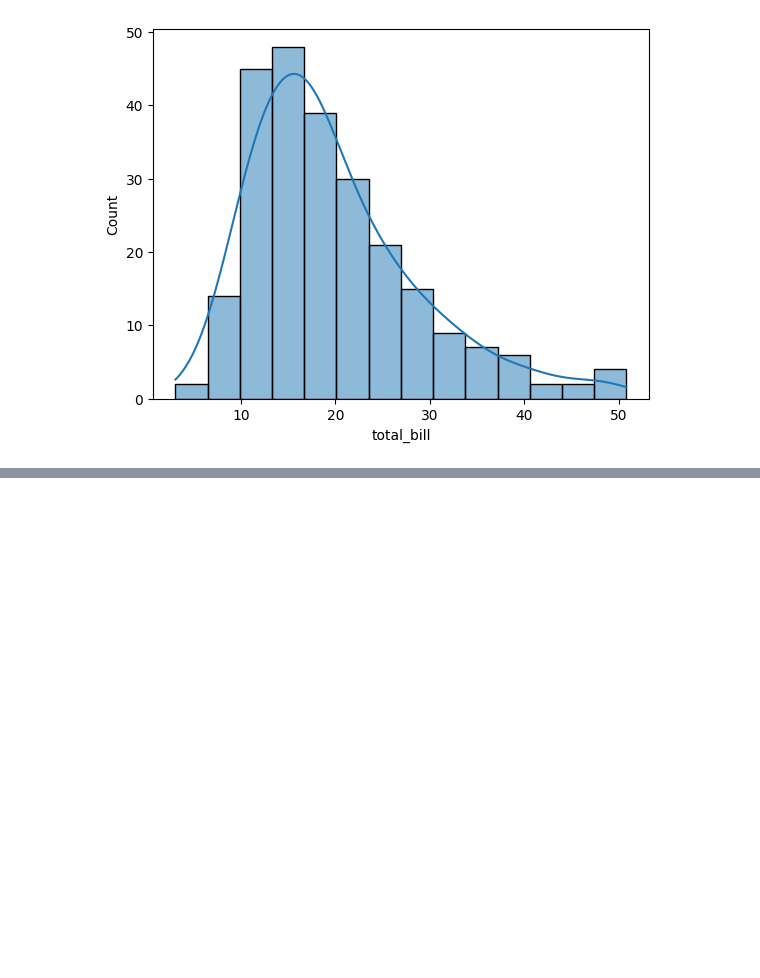
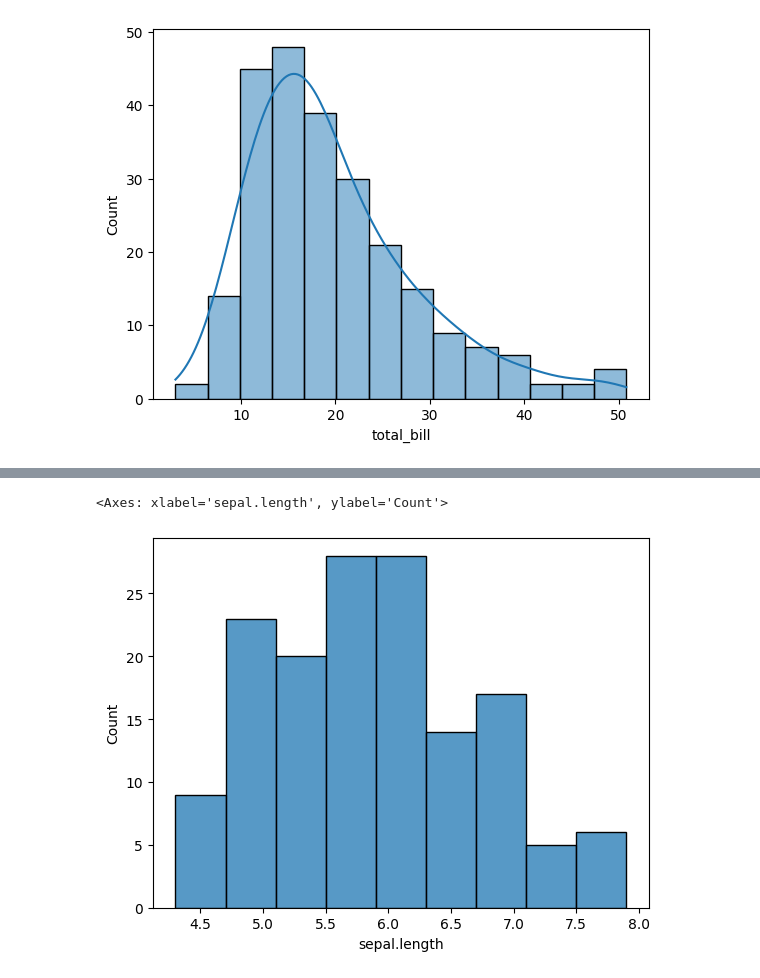
Before and after one commit to rakeshAtWork/Stats_Code, a Jupyter notebook: Stats01_MeanMedianMode.ipynb, the cells around one changed output, grey strips where cells are left out. Drawn from its saved outputs; the diff is of its cells as text; code cells hidden in the pictures; blank space fills up the shorter version.

```diff
--- a/Stats01_MeanMedianMode.ipynb
+++ b/Stats01_MeanMedianMode.ipynb
@@ -42,0 +59,5 @@ sns.histplot(df['total_bill'],kde=True) # does this look likie normally distribu
+# %%
+sns.histplot(df1['sepal.length']) # This is not gaussian distribution
+# %% [output]
+<Axes: xlabel='sepal.length', ylabel='Count'>
+[figure, added]
```
Also changed, not shown: parts of 4 cells of this notebook, 1 other file.
